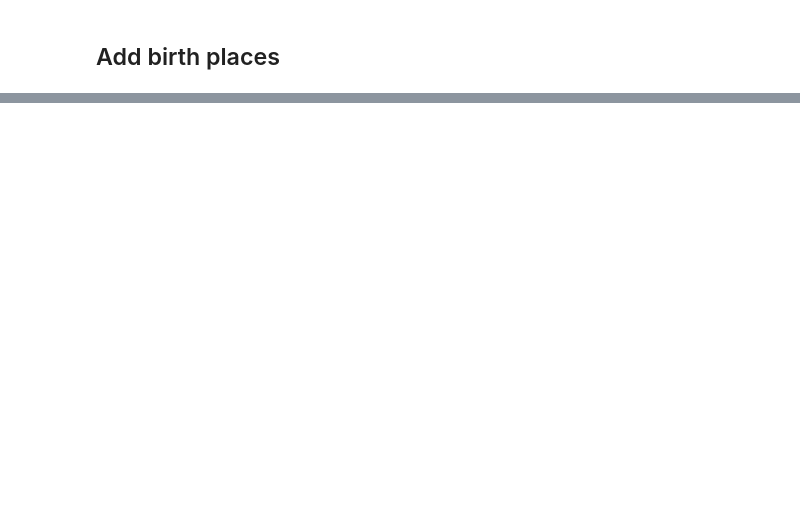
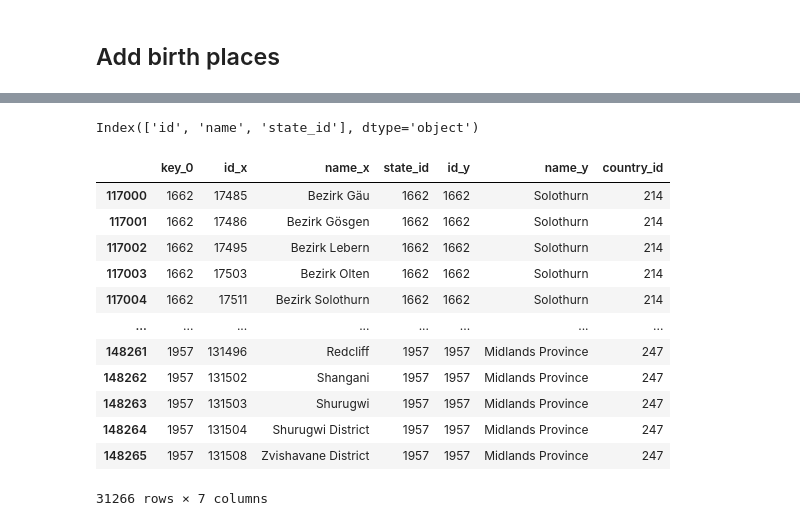
Before and after one commit to Kalincillo/data_science_music_and_death, a Jupyter notebook: music_and_death.ipynb, the cells around one changed output, grey strips where cells are left out. Cells and saved outputs as stored; diff of their text form; code cells hidden in the pictures; blank space fills up the shorter version.

```diff
--- a/music_and_death.ipynb
+++ b/music_and_death.ipynb
@@ -126,0 +176,22 @@ df_2
+# %%
+cities.columns
+# %% [output]
+Index(['id', 'name', 'state_id'], dtype='object')
+# %%
+result = cities.merge(states, left_on=cities["state_id"], right_on=states["id"])
+# %%
+result[117000:173500]
+# %% [output]
+|  | key_0 | id_x | name_x | state_id | id_y | name_y | country_id |
+| 117000 | 1662 | 17485 | Bezirk Gäu | 1662 | 1662 | Solothurn | 214 |
+| 117001 | 1662 | 17486 | Bezirk Gösgen | 1662 | 1662 | Solothurn | 214 |
+| 117002 | 1662 | 17495 | Bezirk Lebern | 1662 | 1662 | Solothurn | 214 |
+| 117003 | 1662 | 17503 | Bezirk Olten | 1662 | 1662 | Solothurn | 214 |
+| 117004 | 1662 | 17511 | Bezirk Solothurn | 1662 | 1662 | Solothurn | 214 |
+| ... | ... | ... | ... | ... | ... | ... | ... |
+| 148261 | 1957 | 131496 | Redcliff | 1957 | 1957 | Midlands Province | 247 |
+| 148262 | 1957 | 131502 | Shangani | 1957 | 1957 | Midlands Province | 247 |
+| 148263 | 1957 | 131503 | Shurugwi | 1957 | 1957 | Midlands Province | 247 |
+| 148264 | 1957 | 131504 | Shurugwi District | 1957 | 1957 | Midlands Province | 247 |
+| 148265 | 1957 | 131508 | Zvishavane District | 1957 | 1957 | Midlands Province | 247 |
+31266 rows × 7 columns
```
Also changed, not shown: parts of 11 cells of this notebook.
